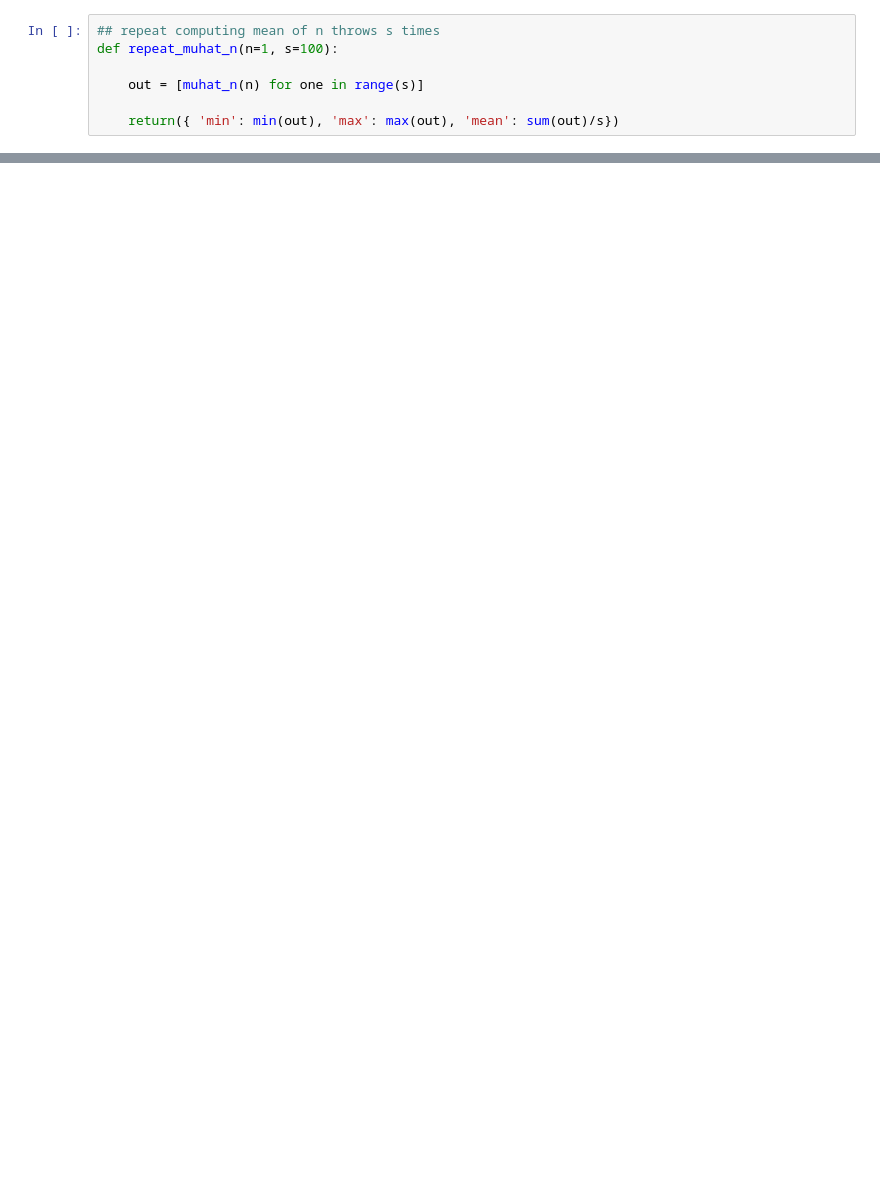
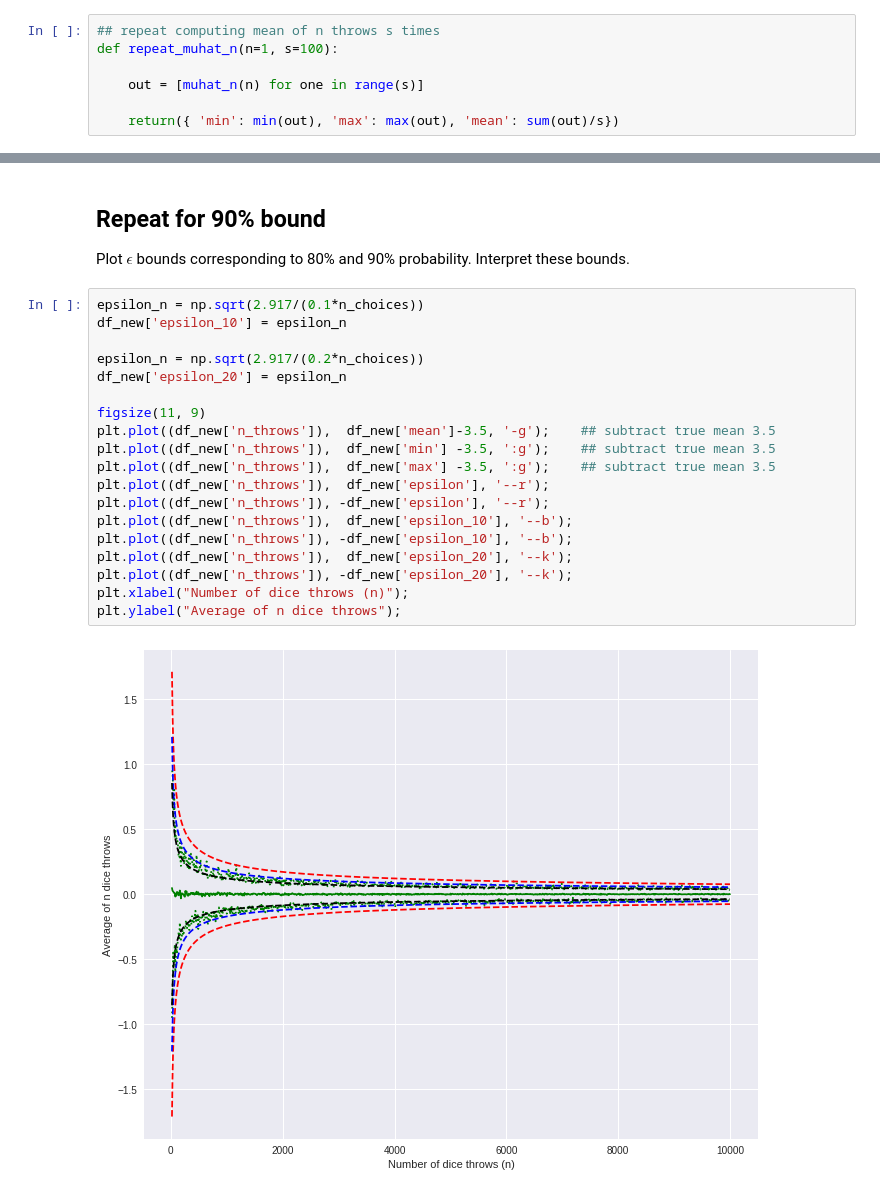
Before and after one commit to zt8zf/Spring-2018, a Jupyter notebook: 02-Data-and-Uncertainty.ipynb, the cells around one changed output, grey strips where cells are left out. Drawn from its saved outputs; the diff is of its cells as text; blank space fills up the shorter version.

```diff
--- a/02-Data-and-Uncertainty.ipynb
+++ b/02-Data-and-Uncertainty.ipynb
@@ -315,0 +316,25 @@ plt.ylabel("Average of n dice throws");
+# %% [markdown]
+## Repeat for 90% bound
+
+Plot $\epsilon$ bounds corresponding to 80% and 90% probability. Interpret these bounds.
+# %%
+epsilon_n = np.sqrt(2.917/(0.1*n_choices))
+df_new['epsilon_10'] = epsilon_n
+
+epsilon_n = np.sqrt(2.917/(0.2*n_choices))
+df_new['epsilon_20'] = epsilon_n
+
+figsize(11, 9)
+plt.plot((df_new['n_throws']),  df_new['mean']-3.5, '-g');    ## subtract true mean 3.5
+plt.plot((df_new['n_throws']),  df_new['min'] -3.5, ':g');    ## subtract true mean 3.5
+plt.plot((df_new['n_throws']),  df_new['max'] -3.5, ':g');    ## subtract true mean 3.5
+plt.plot((df_new['n_throws']),  df_new['epsilon'], '--r');
+plt.plot((df_new['n_throws']), -df_new['epsilon'], '--r');
+plt.plot((df_new['n_throws']),  df_new['epsilon_10'], '--b');
+plt.plot((df_new['n_throws']), -df_new['epsilon_10'], '--b');
+plt.plot((df_new['n_throws']),  df_new['epsilon_20'], '--k');
+plt.plot((df_new['n_throws']), -df_new['epsilon_20'], '--k');
+plt.xlabel("Number of dice throws (n)");
+plt.ylabel("Average of n dice throws");
+# %% [output]
+[figure, added]
```
Also changed, not shown: parts of 15 cells of this notebook.
